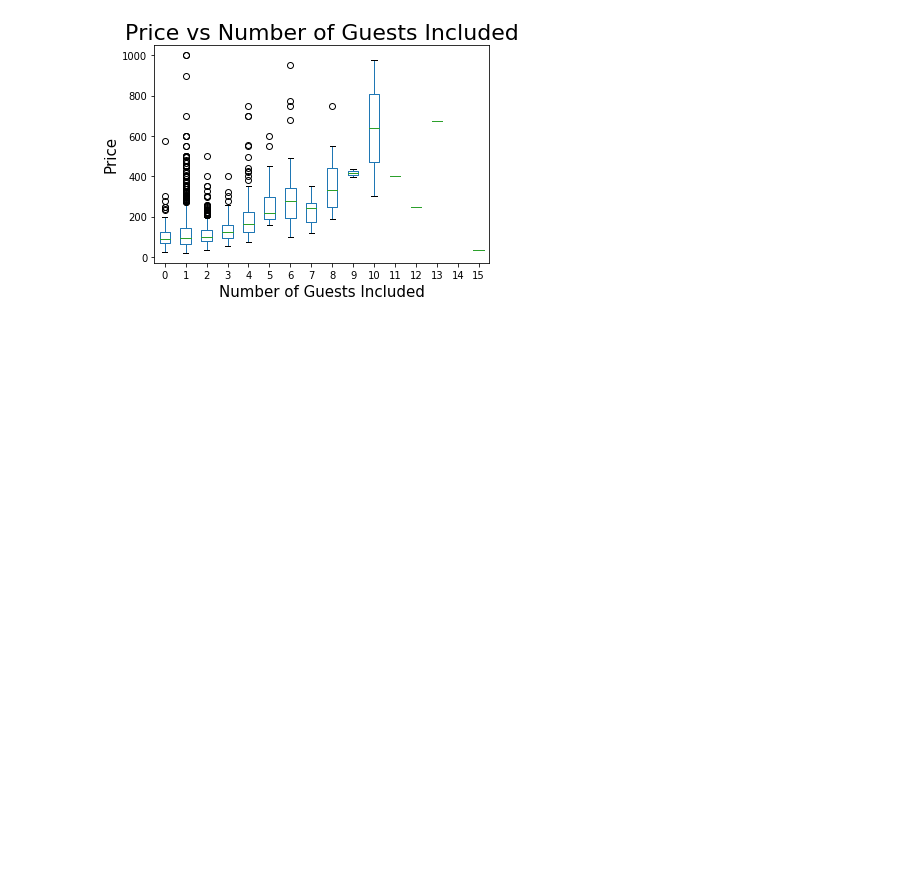
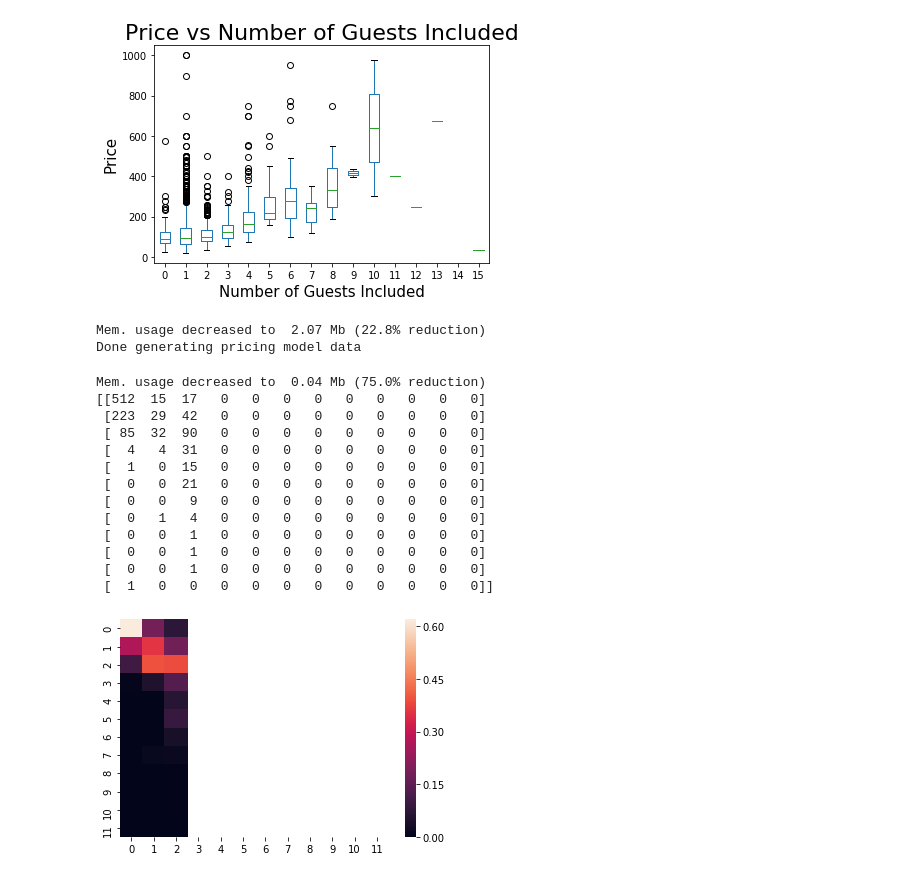
Before and after one commit to Ravi5ingh/seattle-airbnb-analysis, a Jupyter notebook: jupyter/main.ipynb, the cells around one changed output. Drawn from its saved outputs; the diff is of its cells as text; code cells hidden in the pictures; blank space fills up the shorter version.

```diff
--- a/jupyter/main.ipynb
+++ b/jupyter/main.ipynb
@@ -234,3 +234,82 @@ plot_box(listings, 'guests_included', 'price', 'Number of Guests Included', 'Pri
 # %% [output]
 Mem. usage decreased to  2.07 Mb (22.8% reduction)
 [figure]
+# %%
+import import_ipynb
+from investigations import *
+
+price_bucket_size = 50
+
+generate_pricing_model_data(price_bucket_size)
+# %% [output]
+Mem. usage decreased to  2.07 Mb (22.8% reduction)
+Done generating pricing model data
+# %%
+import import_ipynb
+from util import *
+
+from sklearn.neural_network import MLPClassifier
+from sklearn.model_selection import *
+from sklearn.metrics import confusion_matrix
+
+import seaborn as sns
+
+# Init variables
+price_multiple = 1000 / price_bucket_size
+
+# Get training data and turn price into an integer
+model_df = read_csv('../data/pricing_model_train.csv')
+model_df['price'] = model_df['price'].apply(lambda x: int(x * price_multiple))
+
+# Retrieve x values from training data and transpose the values
+X = [
+    list(model_df['accommodates']),
+    list(model_df['bedrooms']),
+    list(model_df['beds']),
+    list(model_df['bathrooms']),
+    list(model_df['guests_included']),
+]
+X = np.array(X).T.tolist()
+
+# The y values are the price
+Y = list(model_df['price'])
+
+# Create an MLP Classifer
+clf = MLPClassifier(solver='sgd', activation='relu', alpha=1e-7, hidden_layer_sizes=(9, 7), random_state=15, max_iter=1000000)
+
+# Split into train and test data
+x_train, x_test, y_train, y_test = train_test_split(X, Y, test_size=0.3, random_state=1)
+
+# Fit the model
+clf.fit(x_train, y_train)
+
+# Make predictions on test input
+y_pred = clf.predict(x_test)
+
+# Build a confusion matrix
+matrix = confusion_matrix(y_test, y_pred)
+
+# Show the matrix
+print(matrix)
+
+# Persist the confusion matrix
+pd.DataFrame(matrix).to_csv('../data/confusion_matrix.csv',index=False)
+
+# Show a heatmap of the normalized confusion matrix (To visualize correctness as opposed to quantity)
+sns.heatmap(pd.DataFrame(matrix).pipe(normalize_confusion_matrix))
+plt.show()
+# %% [output]
+Mem. usage decreased to  0.04 Mb (75.0% reduction)
+[[512  15  17   0   0   0   0   0   0   0   0   0]
+ [223  29  42   0   0   0   0   0   0   0   0   0]
+ [ 85  32  90   0   0   0   0   0   0   0   0   0]
+ [  4   4  31   0   0   0   0   0   0   0   0   0]
+ [  1   0  15   0   0   0   0   0   0   0   0   0]
+ [  0   0  21   0   0   0   0   0   0   0   0   0]
+ [  0   0   9   0   0   0   0   0   0   0   0   0]
+ [  0   1   4   0   0   0   0   0   0   0   0   0]
+ [  0   0   1   0   0   0   0   0   0   0   0   0]
+ [  0   0   1   0   0   0   0   0   0   0   0   0]
+ [  0   0   1   0   0   0   0   0   0   0   0   0]
+ [  1   0   0   0   0   0   0   0   0   0   0   0]]
+[figure, added]
```
Also changed, not shown: parts of 1 cell of this notebook, 10 other files.
